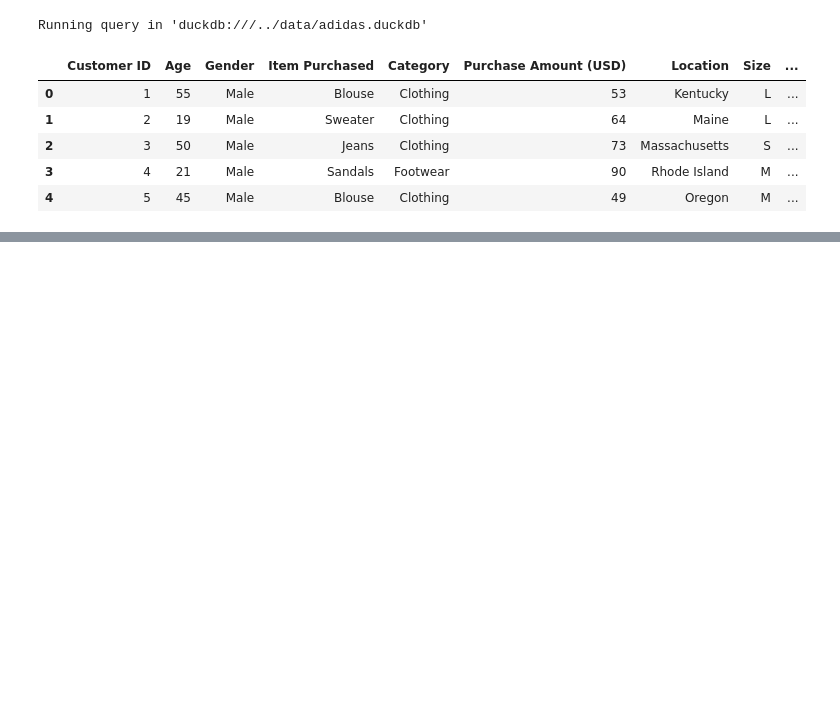
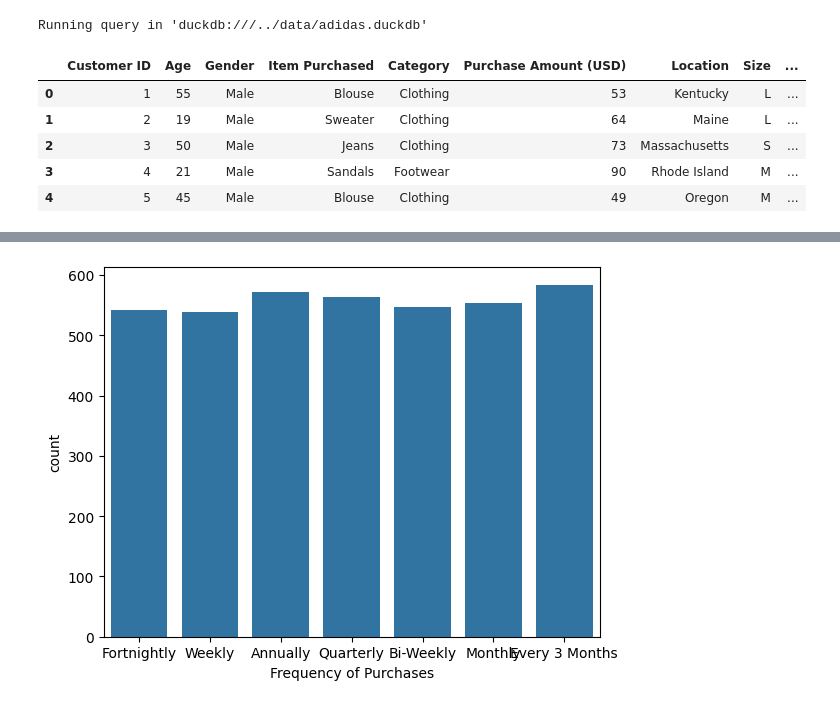
Before and after one commit to delatorrena2016/sql-etl-analytics, a Jupyter notebook: src/etl/wrangle.ipynb, the cells around one changed output, grey strips where cells are left out. Cells and saved outputs as stored; diff of their text form; code cells hidden in the pictures; blank space fills up the shorter version.

```diff
--- a/src/etl/wrangle.ipynb
+++ b/src/etl/wrangle.ipynb
@@ -95,0 +144,6 @@ df_trends.head()
+# %%
+# 5. Frequency Analysis
+sns.countplot(x='Frequency of Purchases', data=df_trends)
+plt.show()
+# %% [output]
+[figure, added]
```
Also changed, not shown: parts of 9 cells of this notebook.
